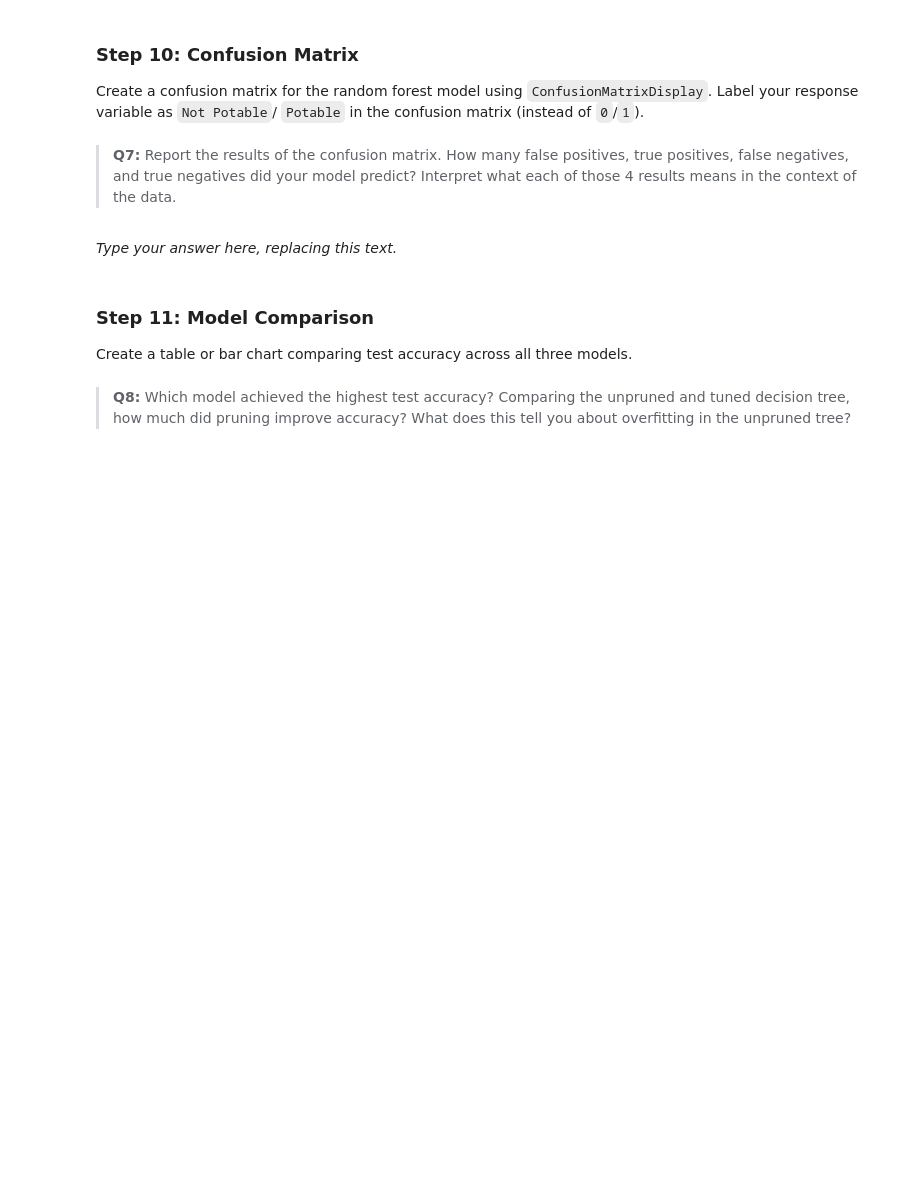
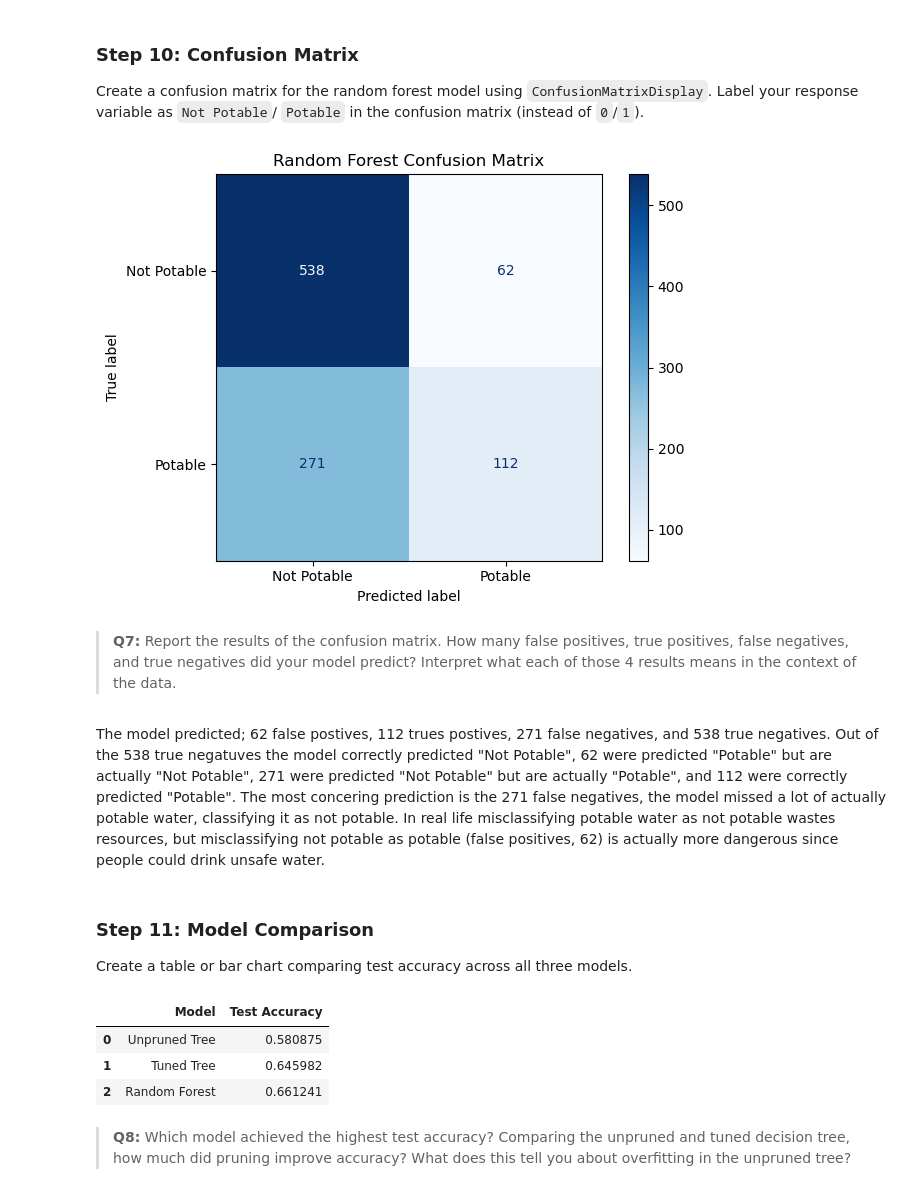
Before and after one commit to IIDonaji/assignment-3, a Jupyter notebook: task2/hw3-task2.ipynb, the cells around one changed output. Saved outputs shown, nothing was run; the diff lists cells and outputs as text; code cells hidden in the pictures; blank space fills up the shorter version.

```diff
--- a/task2/hw3-task2.ipynb
+++ b/task2/hw3-task2.ipynb
@@ -190,12 +318,25 @@ _Type your answer here, replacing this text._
 ### Step 10: Confusion Matrix
 
 Create a confusion matrix for the random forest model using `ConfusionMatrixDisplay`. Label your response variable as `Not Potable`/ `Potable` in the confusion matrix (instead of `0`/`1`).
+# %%
+# Generate confusion matrix
+cm = confusion_matrix(y_test, rf.predict(X_test))
+
+# Display confusion matrix with labels
+disp = ConfusionMatrixDisplay(confusion_matrix=cm,
+                               display_labels=['Not Potable', 'Potable'])
+disp.plot(cmap= 'Blues')
+plt.title('Random Forest Confusion Matrix')
+plt.tight_layout()
+plt.show()
+# %% [output]
+[figure, added]
 # %% [markdown]
 <!-- BEGIN QUESTION -->
 
 > **Q7:** Report the results of the confusion matrix. How many false positives, true positives, false negatives, and true negatives did your model predict? Interpret what each of those 4 results means in the context of the data.
 # %% [markdown]
-_Type your answer here, replacing this text._
+The model predicted; 62 false postives, 112 trues postives, 271 false negatives, and 538 true negatives. Out of the 538 true negatuves the model correctly predicted "Not Potable", 62 were predicted "Potable" but are actually "Not Potable", 271 were predicted "Not Potable" but are actually "Potable", and 112 were correctly predicted "Potable". The most concering prediction is the 271 false negatives, the model missed a lot of actually potable water, classifying it as not potable. In real life misclassifying potable water as not potable wastes resources, but misclassifying not potable as potable (false positives, 62) is actually more dangerous since people could drink unsafe water.
 # %% [markdown]
 <!-- END QUESTION -->
 
@@ -204,6 +345,18 @@ _Type your answer here, replacing this text._
 ### Step 11: Model Comparison
 
 Create a table or bar chart comparing test accuracy across all three models.
+# %%
+# Summary table comparing all four models
+summary_table = pd.DataFrame({
+    'Model': ['Unpruned Tree', 'Tuned Tree', 'Random Forest'],
+    'Test Accuracy': [dt_unpruned_acc_test, acc_dt, acc_rf],
+})
+summary_table
+# %% [output]
+|  | Model | Test Accuracy |
+| 0 | Unpruned Tree | 0.580875 |
+| 1 | Tuned Tree | 0.645982 |
+| 2 | Random Forest | 0.661241 |
 # %% [markdown]
 > **Q8:** Which model achieved the highest test accuracy? Comparing the unpruned and tuned decision tree, how much did pruning improve accuracy? What does this tell you about overfitting in the unpruned tree?
 # %% [markdown]
```
Also changed, not shown: parts of 21 cells of this notebook, 1 other file.
